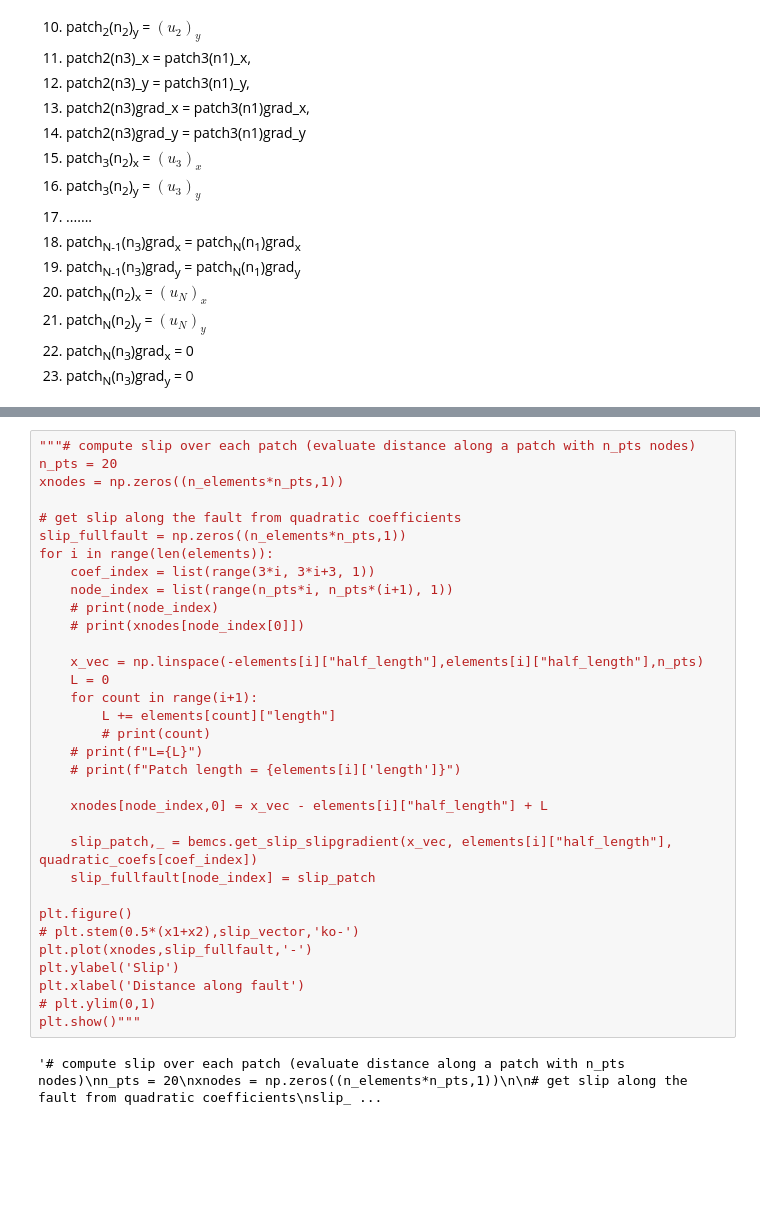
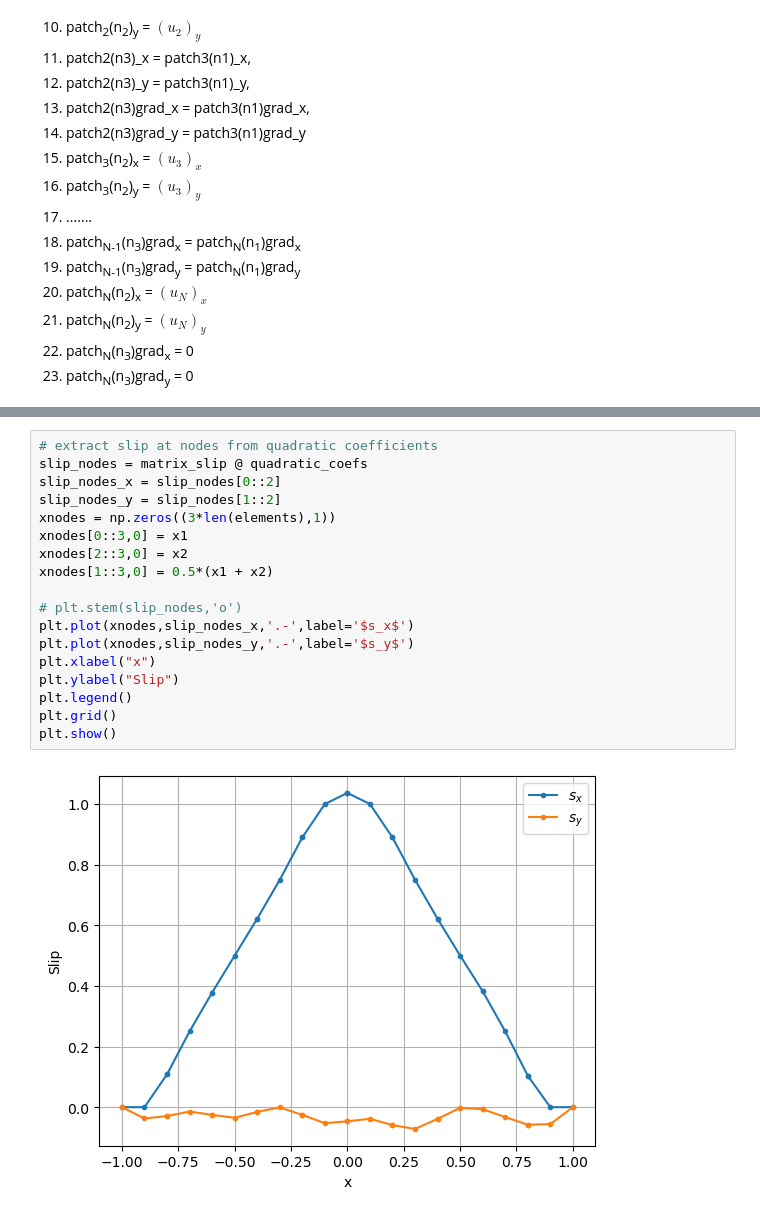
Before and after one commit to mallickrishg/bemcs, a Jupyter notebook: Nonplanarpatches_rotation.ipynb, the cells around one changed output, grey strips where cells are left out. Saved outputs shown, nothing was run; the diff lists cells and outputs as text; blank space fills up the shorter version.

```diff
--- a/Nonplanarpatches_rotation.ipynb
+++ b/Nonplanarpatches_rotation.ipynb
@@ -342,35 +329,20 @@ plt.show()
-# %%
-"""# compute slip over each patch (evaluate distance along a patch with n_pts nodes)
-n_pts = 20
-xnodes = np.zeros((n_elements*n_pts,1))
-
-# get slip along the fault from quadratic coefficients
-slip_fullfault = np.zeros((n_elements*n_pts,1))
-for i in range(len(elements)):
-    coef_index = list(range(3*i, 3*i+3, 1))
-    node_index = list(range(n_pts*i, n_pts*(i+1), 1))
-    # print(node_index)
-    # print(xnodes[node_index[0]])
-
-    x_vec = np.linspace(-elements[i]["half_length"],elements[i]["half_length"],n_pts)
-    L = 0
-    for count in range(i+1):
-        L += elements[count]["length"]
-        # print(count)
-    # print(f"L={L}")
-    # print(f"Patch length = {elements[i]['length']}")
-
-    xnodes[node_index,0] = x_vec - elements[i]["half_length"] + L
-
-    slip_patch,_ = bemcs.get_slip_slipgradient(x_vec, elements[i]["half_length"], quadratic_coefs[coef_index])
-    slip_fullfault[node_index] = slip_patch
-
-plt.figure()
-# plt.stem(0.5*(x1+x2),slip_vector,'ko-')
-plt.plot(xnodes,slip_fullfault,'-')
-plt.ylabel('Slip')
-plt.xlabel('Distance along fault')
-# plt.ylim(0,1)
-plt.show()"""
-# %% [output]
-'# compute slip over each patch (evaluate distance along a patch with n_pts nodes)\nn_pts = 20\nxnodes = np.zeros((n_elements*n_pts,1))\n\n# get slip along the fault from quadratic coefficients\nslip_ ...
+# %%
+# extract slip at nodes from quadratic coefficients
+slip_nodes = matrix_slip @ quadratic_coefs
+slip_nodes_x = slip_nodes[0::2]
+slip_nodes_y = slip_nodes[1::2]
+xnodes = np.zeros((3*len(elements),1))
+xnodes[0::3,0] = x1
+xnodes[2::3,0] = x2
+xnodes[1::3,0] = 0.5*(x1 + x2)
+
+# plt.stem(slip_nodes,'o')
+plt.plot(xnodes,slip_nodes_x,'.-',label='$s_x$')
+plt.plot(xnodes,slip_nodes_y,'.-',label='$s_y$')
+plt.xlabel("x")
+plt.ylabel("Slip")
+plt.legend()
+plt.grid()
+plt.show()
+# %% [output]
+[figure, added]
```
Also changed, not shown: parts of 5 cells of this notebook.
